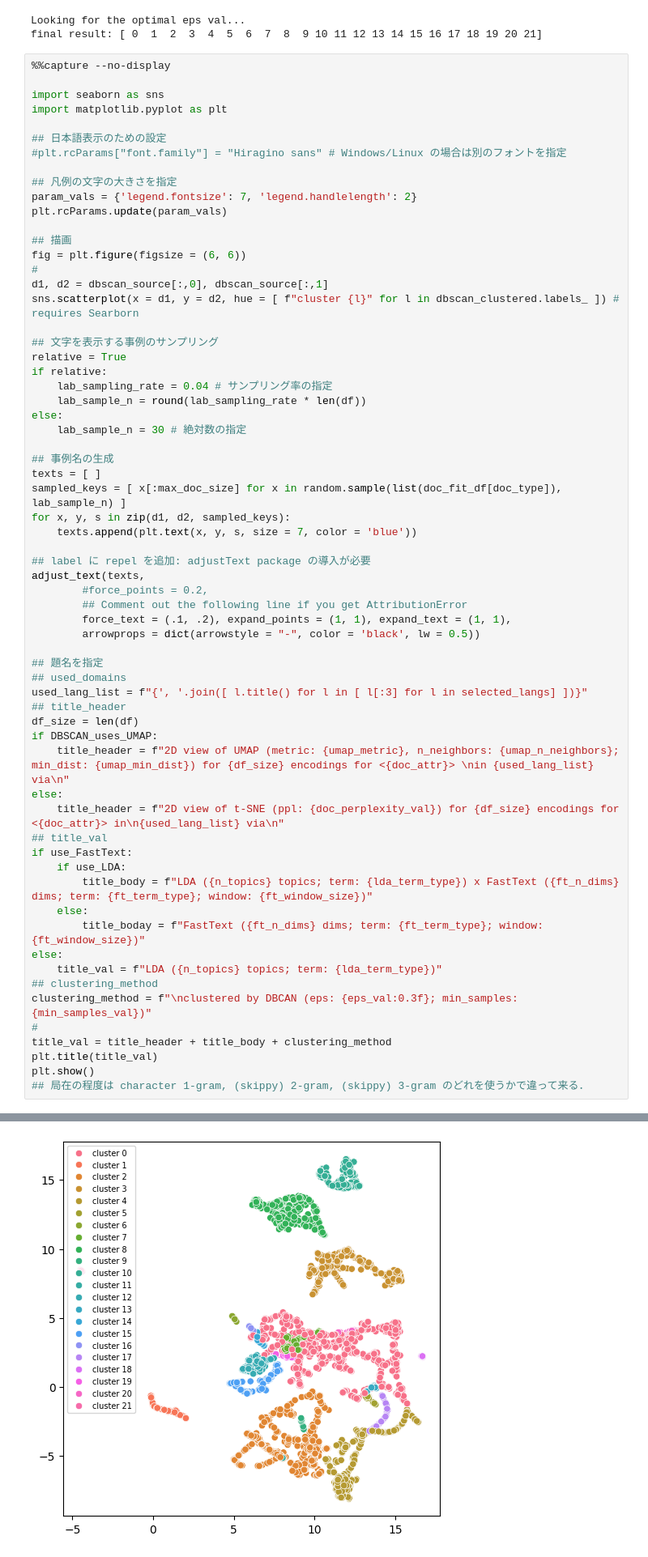
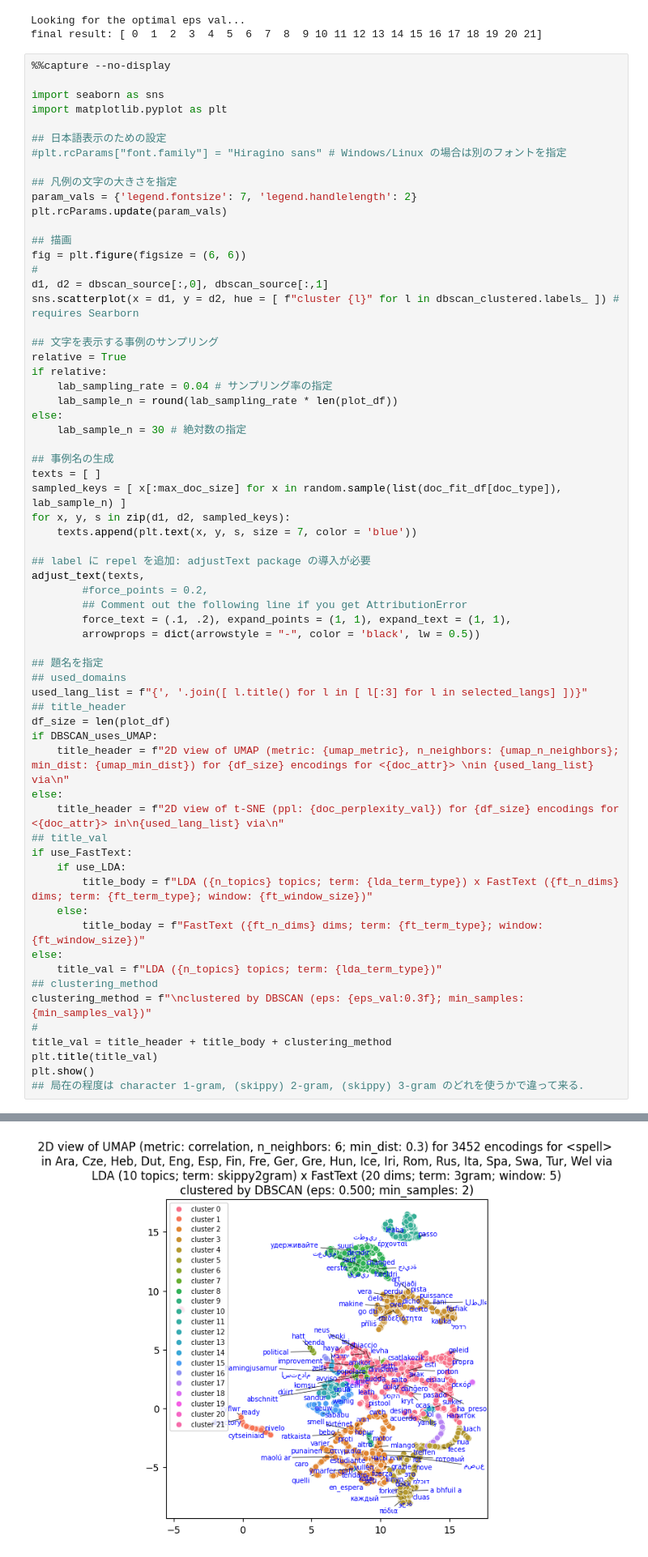
Before and after one commit to kow-k/LDA-spell-sound-typology, a Jupyter notebook: LDA-spell-sound.ipynb, the cells around one changed output, grey strips where cells are left out. Shown at 81% size. Drawn from its saved outputs; the diff is of its cells as text.

```diff
--- a/LDA-spell-sound.ipynb
+++ b/LDA-spell-sound.ipynb
@@ -1490,7 +1490,7 @@ sns.scatterplot(x = d1, y = d2, hue = [ f"cluster {l}" for l in dbscan_clustered
 relative = True
 if relative:
     lab_sampling_rate = 0.04 # サンプリング率の指定
-    lab_sample_n = round(lab_sampling_rate * len(df))
+    lab_sample_n = round(lab_sampling_rate * len(plot_df))
 else:
     lab_sample_n = 30 # 絶対数の指定
 
@@ -1511,7 +1511,7 @@ adjust_text(texts,
 ## used_domains
 used_lang_list = f"{', '.join([ l.title() for l in [ l[:3] for l in selected_langs] ])}"
 ## title_header
-df_size = len(df)
+df_size = len(plot_df)
 if DBSCAN_uses_UMAP:
     title_header = f"2D view of UMAP (metric: {umap_metric}, n_neighbors: {umap_n_neighbors}; min_dist: {umap_min_dist}) for {df_size} encodings for <{doc_attr}> \nin {used_lang_list} via\n"
 else:
@@ -1525,7 +1525,7 @@ if use_FastText:
 else:
     title_val = f"LDA ({n_topics} topics; term: {lda_term_type})"
 ## clustering_method
-clustering_method = f"\nclustered by DBCAN (eps: {eps_val:0.3f}; min_samples: {min_samples_val})"
+clustering_method = f"\nclustered by DBSCAN (eps: {eps_val:0.3f}; min_samples: {min_samples_val})"
 #
 title_val = title_header + title_body + clustering_method
 plt.title(title_val)
@@ -1536,4 +1535,4 @@ NameError: name 'df' is not defined
-[figure, old version]
+[figure, new version]
 # %%
 ## co-clusteredness に基づく言語間類似度の計算
 
```
Also changed, not shown: parts of 1 cell of this notebook.
